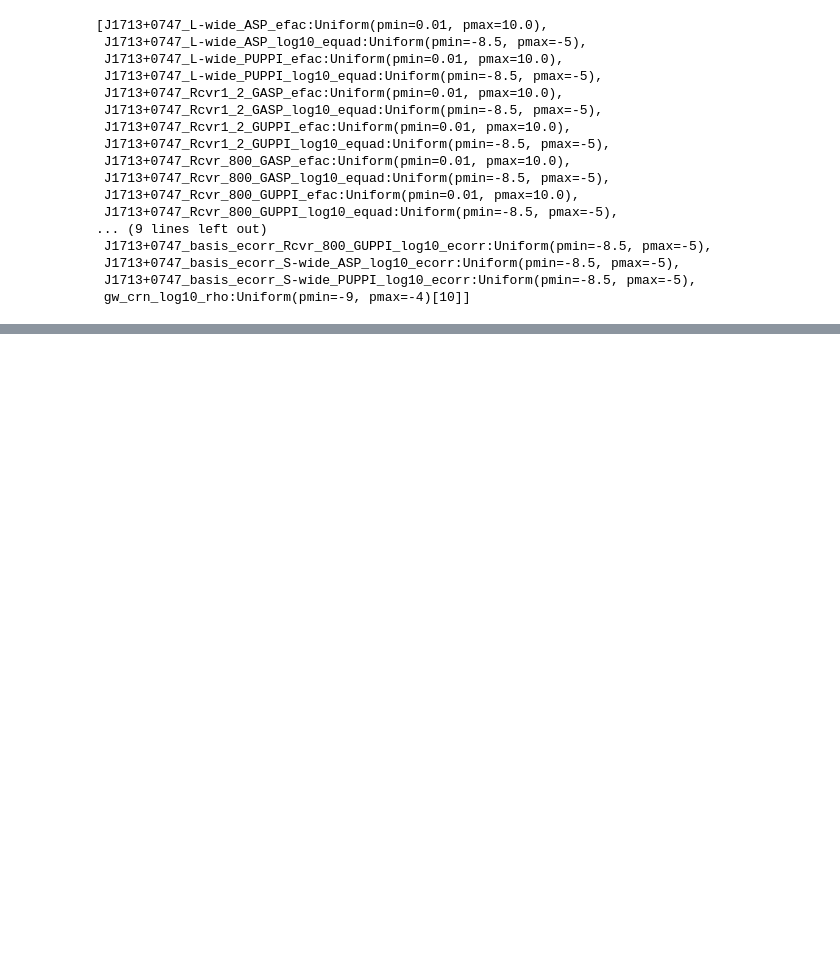
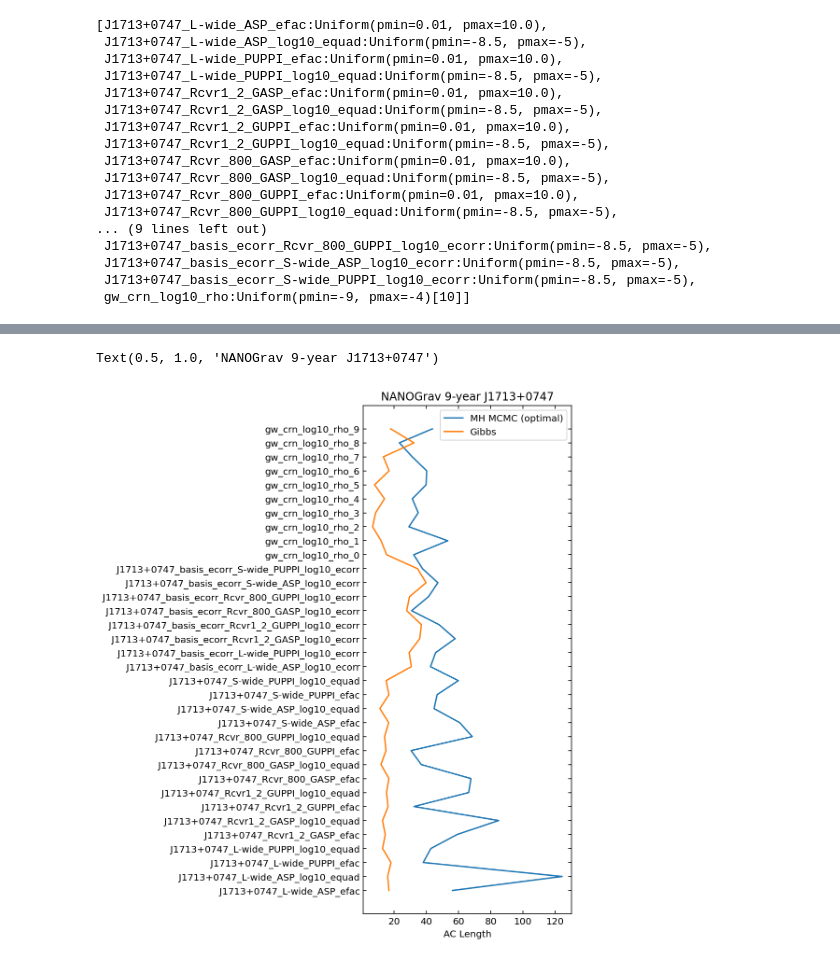
Before and after one commit to stevertaylor/pulsar_timing_gibbsspec, a Jupyter notebook: pta_gibbs_freespec.ipynb, the cells around one changed output, grey strips where cells are left out. Saved outputs shown, nothing was run; the diff lists cells and outputs as text; code cells hidden in the pictures; blank space fills up the shorter version.

```diff
--- a/pta_gibbs_freespec.ipynb
+++ b/pta_gibbs_freespec.ipynb
@@ -822,0 +850,17 @@ array([[-0.83610242, -0.54857338,  0.91732705, ...,  0.87101873,
+# %%
+plt.plot([acor.acor(chain_hmodel_1713[burn:,idx])[0] for idx in range(len(pars)-1)],
+         np.arange(len(pars)-1), label='MH MCMC (optimal)');
+plt.plot([acor.acor(chain_gibbs_1713[10000:,idx])[0] for idx in range(len(pars)-1)],
+         np.arange(len(pars)-1), label='Gibbs');
+plt.tick_params(which='both',direction='in',tick2On=True);
+plt.yticks(np.arange(0,len(pars)-1), gibbs.param_names);
+plt.legend()
+
+fig = matplotlib.pyplot.gcf()
+fig.set_size_inches(4, 10.0)
+
+plt.xlabel('AC Length')
+plt.title('NANOGrav 9-year J1713+0747')
+# %% [output]
+Text(0.5, 1.0, 'NANOGrav 9-year J1713+0747')
+[figure, added]
```
Also changed, not shown: parts of 21 cells of this notebook.
